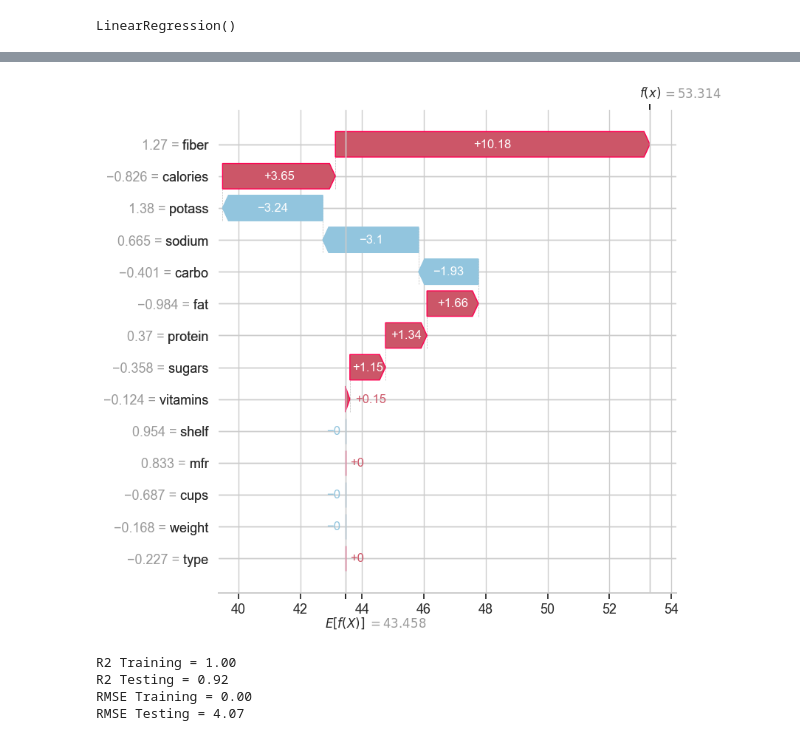
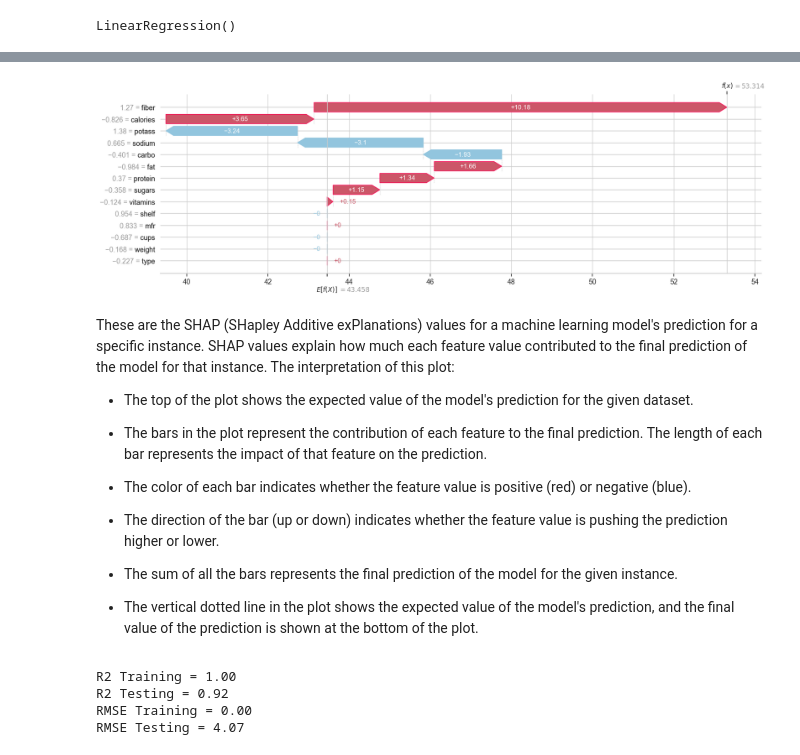
Before and after one commit to trizkynoviandy/cereals_data_analysis, a Jupyter notebook: cereal_analysis.ipynb, the cells around one changed output, grey strips where cells are left out. Drawn from its saved outputs; the diff is of its cells as text; code cells hidden in the pictures.

```diff
--- a/cereal_analysis.ipynb
+++ b/cereal_analysis.ipynb
@@ -199,33 +200,45 @@ cups = 0.000
 explainer = shap.Explainer(regressor, X_train, feature_names=feature_names)
 shap_values = explainer(X_train)
 # %%
-import matplotlib
-import matplotlib.pyplot as plt
-
 # Default SHAP colors
 default_pos_color = "#ff0051"
 default_neg_color = "#008bfb"
 # Custom colors
 positive_color = "#cc5668"
 negative_color = "#92c5de"
 
 shap.plots.waterfall(shap_values[0], show = False, max_display=15)
-# Change the colormap of the artists
+
 for fc in plt.gcf().get_children():
     for fcc in fc.get_children():
         if (isinstance(fcc, matplotlib.patches.FancyArrow)):
             if (matplotlib.colors.to_hex(fcc.get_facecolor()) == default_pos_color):
                 fcc.set_facecolor(positive_color)
             elif (matplotlib.colors.to_hex(fcc.get_facecolor()) == default_neg_color):
                 fcc.set_color(negative_color)
         elif (isinstance(fcc, plt.Text)):
             if (matplotlib.colors.to_hex(fcc.get_color()) == default_pos_color):
                 fcc.set_color(positive_color)
             elif (matplotlib.colors.to_hex(fcc.get_color()) == default_neg_color):
                 fcc.set_color(negative_color)
+plt.gcf().set_size_inches(20,6)
 plt.show()
 # %% [output]
-[figure, old version]
+[figure, new version]
+# %% [markdown]
+These are the SHAP (SHapley Additive exPlanations) values for a machine learning model's prediction for a specific instance. SHAP values explain how much each feature value contributed to the final prediction of the model for that instance. The interpretation of this plot:
+
+* The top of the plot shows the expected value of the model's prediction for the given dataset.
+
+* The bars in the plot represent the contribution of each feature to the final prediction. The length of each bar represents the impact of that feature on the prediction.
+
+* The color of each bar indicates whether the feature value is positive (red) or negative (blue).
+
+* The direction of the bar (up or down) indicates whether the feature value is pushing the prediction higher or lower.
+
+* The sum of all the bars represents the final prediction of the model for the given instance.
+
+* The vertical dotted line in the plot shows the expected value of the model's prediction, and the final value of the prediction is shown at the bottom of the plot.
 # %%
 y_train_pred = regressor.predict(X_train)
 y_test_pred = regressor.predict(X_test)
```
Also changed, not shown: parts of 1 cell of this notebook.
